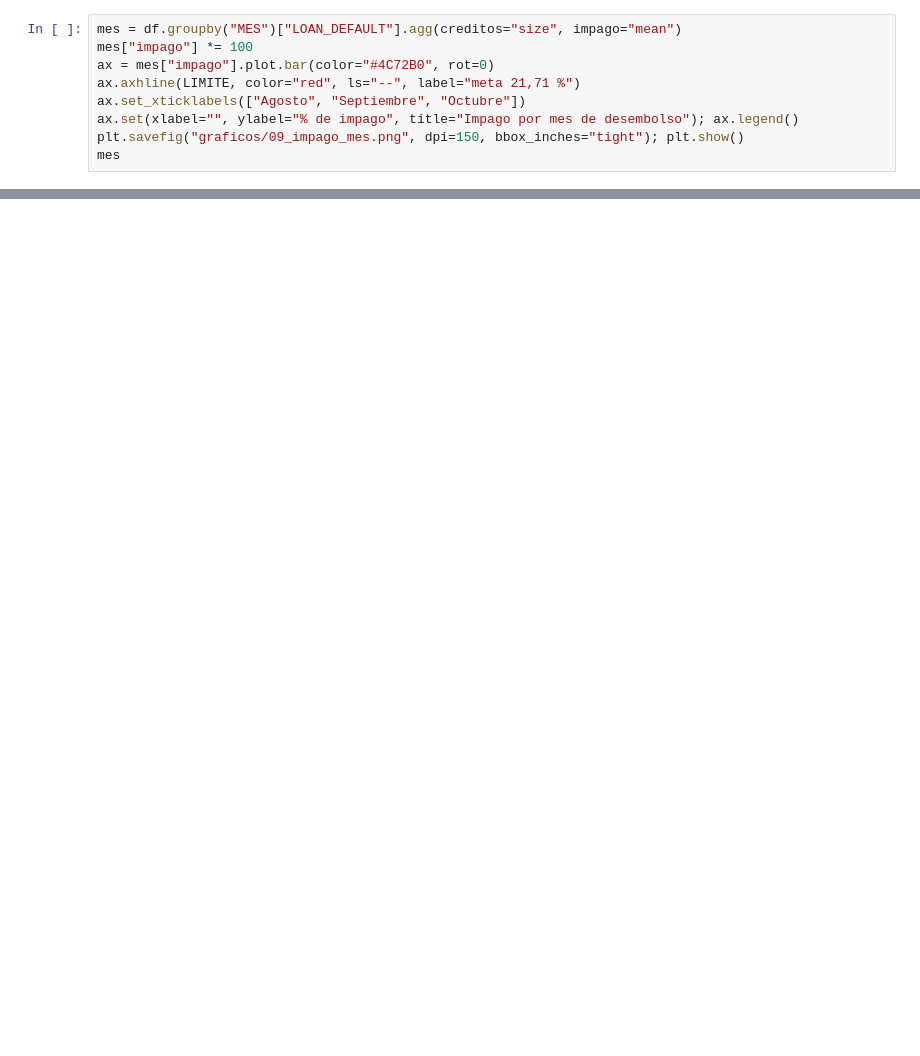
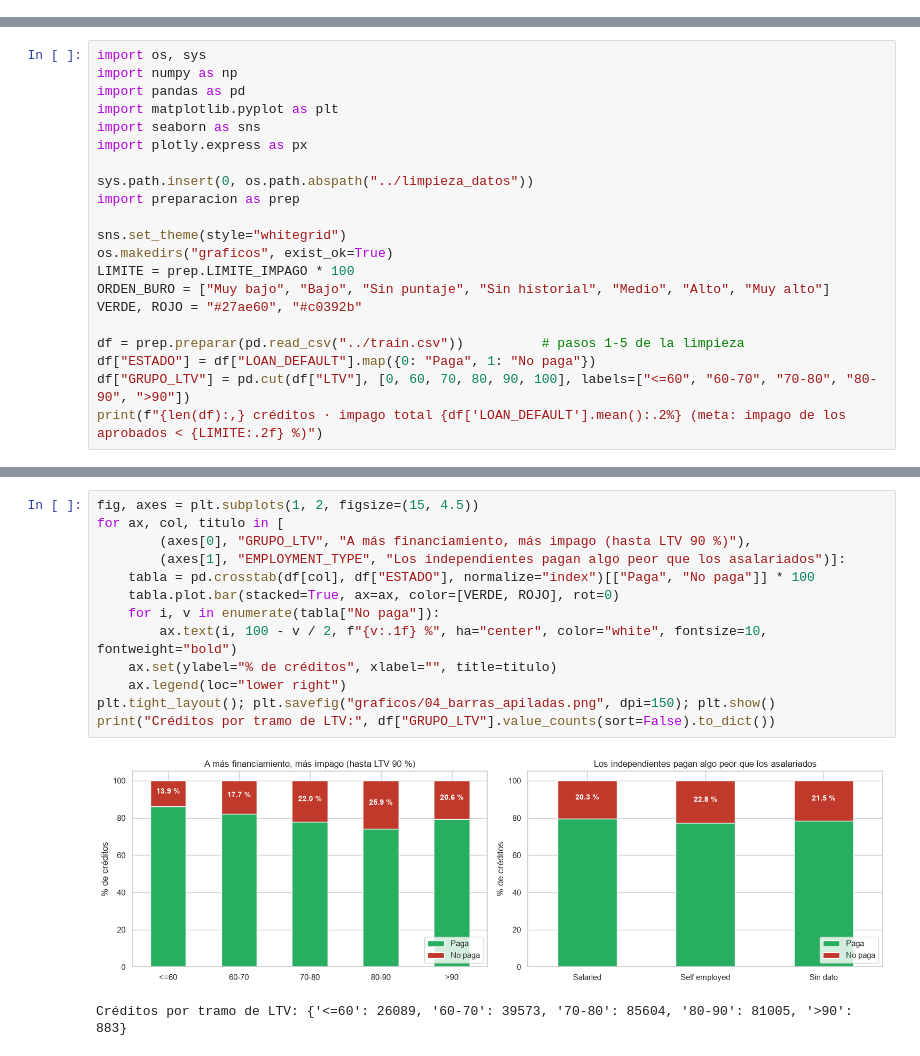
Before and after one commit to Abrilskop/proyecto-uniandes, a Jupyter notebook: eda/eda.ipynb, the cells around one changed output, grey strips where cells are left out. Saved outputs shown, nothing was run; the diff lists cells and outputs as text; blank space fills up the shorter version.

```diff
--- a/eda/eda.ipynb
+++ b/eda/eda.ipynb
@@ -230,9 +0,0 @@ fig.show()
-# %%
-mes = df.groupby("MES")["LOAN_DEFAULT"].agg(creditos="size", impago="mean")
-mes["impago"] *= 100
-ax = mes["impago"].plot.bar(color="#4C72B0", rot=0)
-ax.axhline(LIMITE, color="red", ls="--", label="meta 21,71 %")
-ax.set_xticklabels(["Agosto", "Septiembre", "Octubre"])
-ax.set(xlabel="", ylabel="% de impago", title="Impago por mes de desembolso"); ax.legend()
-plt.savefig("graficos/09_impago_mes.png", dpi=150, bbox_inches="tight"); plt.show()
-mes
@@ -254,0 +20,21 @@ mes
+# %%
+import os, sys
+import numpy as np
+import pandas as pd
+import matplotlib.pyplot as plt
+import seaborn as sns
+import plotly.express as px
+
+sys.path.insert(0, os.path.abspath("../limpieza_datos"))
+import preparacion as prep
+
+sns.set_theme(style="whitegrid")
+os.makedirs("graficos", exist_ok=True)
+LIMITE = prep.LIMITE_IMPAGO * 100
+ORDEN_BURO = ["Muy bajo", "Bajo", "Sin puntaje", "Sin historial", "Medio", "Alto", "Muy alto"]
+VERDE, ROJO = "#27ae60", "#c0392b"
+
+df = prep.preparar(pd.read_csv("../train.csv"))          # pasos 1-5 de la limpieza
+df["ESTADO"] = df["LOAN_DEFAULT"].map({0: "Paga", 1: "No paga"})
+df["GRUPO_LTV"] = pd.cut(df["LTV"], [0, 60, 70, 80, 90, 100], labels=["<=60", "60-70", "70-80", "80-90", ">90"])
+print(f"{len(df):,} créditos · impago total {df['LOAN_DEFAULT'].mean():.2%} (meta: impago de los aprobados < {LIMITE:.2f} %)")
@@ -254,0 +122,16 @@ mes
+# %%
+fig, axes = plt.subplots(1, 2, figsize=(15, 4.5))
+for ax, col, titulo in [
+        (axes[0], "GRUPO_LTV", "A más financiamiento, más impago (hasta LTV 90 %)"),
+        (axes[1], "EMPLOYMENT_TYPE", "Los independientes pagan algo peor que los asalariados")]:
+    tabla = pd.crosstab(df[col], df["ESTADO"], normalize="index")[["Paga", "No paga"]] * 100
+    tabla.plot.bar(stacked=True, ax=ax, color=[VERDE, ROJO], rot=0)
+    for i, v in enumerate(tabla["No paga"]):
+        ax.text(i, 100 - v / 2, f"{v:.1f} %", ha="center", color="white", fontsize=10, fontweight="bold")
+    ax.set(ylabel="% de créditos", xlabel="", title=titulo)
+    ax.legend(loc="lower right")
+plt.tight_layout(); plt.savefig("graficos/04_barras_apiladas.png", dpi=150); plt.show()
+print("Créditos por tramo de LTV:", df["GRUPO_LTV"].value_counts(sort=False).to_dict())
+# %% [output]
+[figure, added]
+Créditos por tramo de LTV: {'<=60': 26089, '60-70': 39573, '70-80': 85604, '80-90': 81005, '>90': 883}
```
Also changed, not shown: parts of 58 cells of this notebook, 9 other files.
